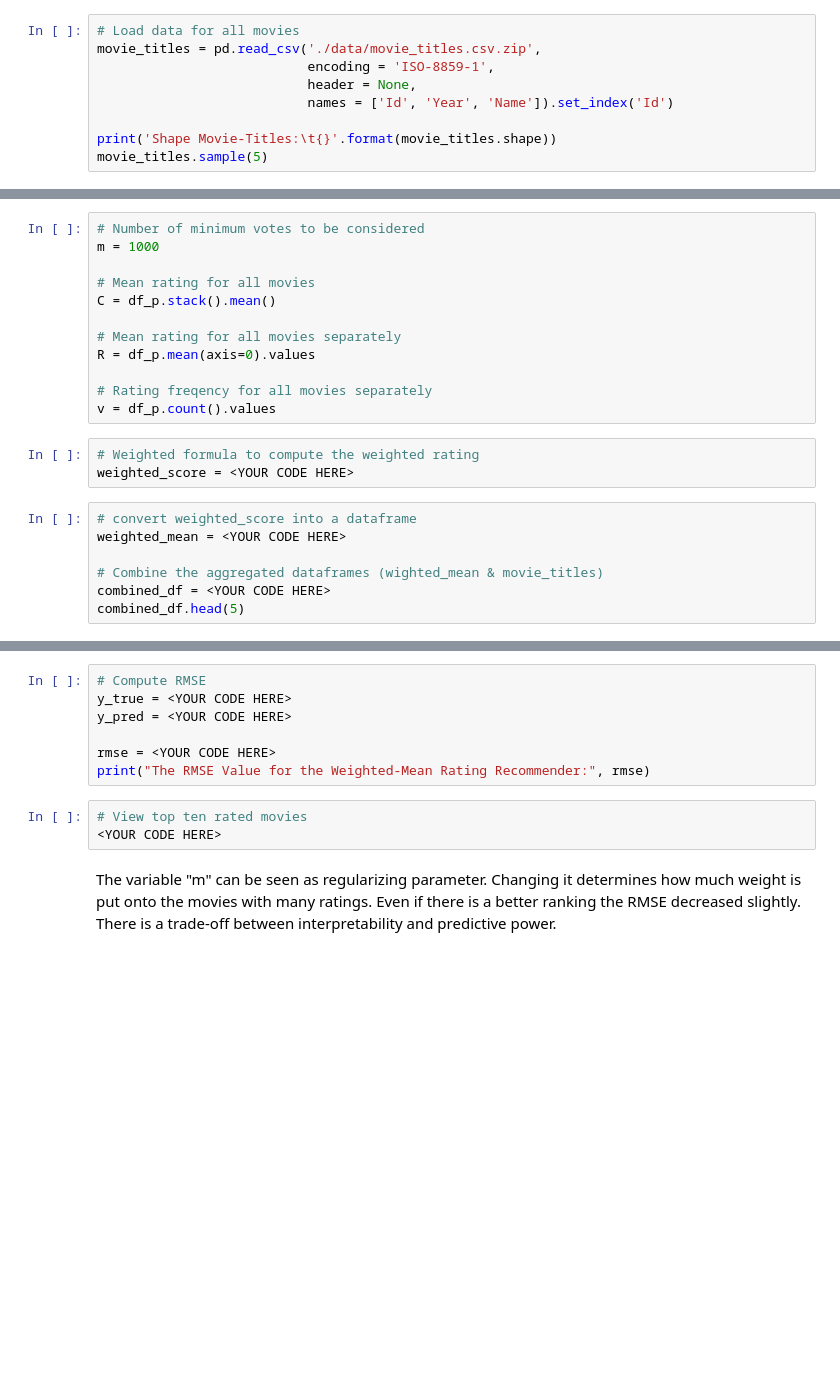
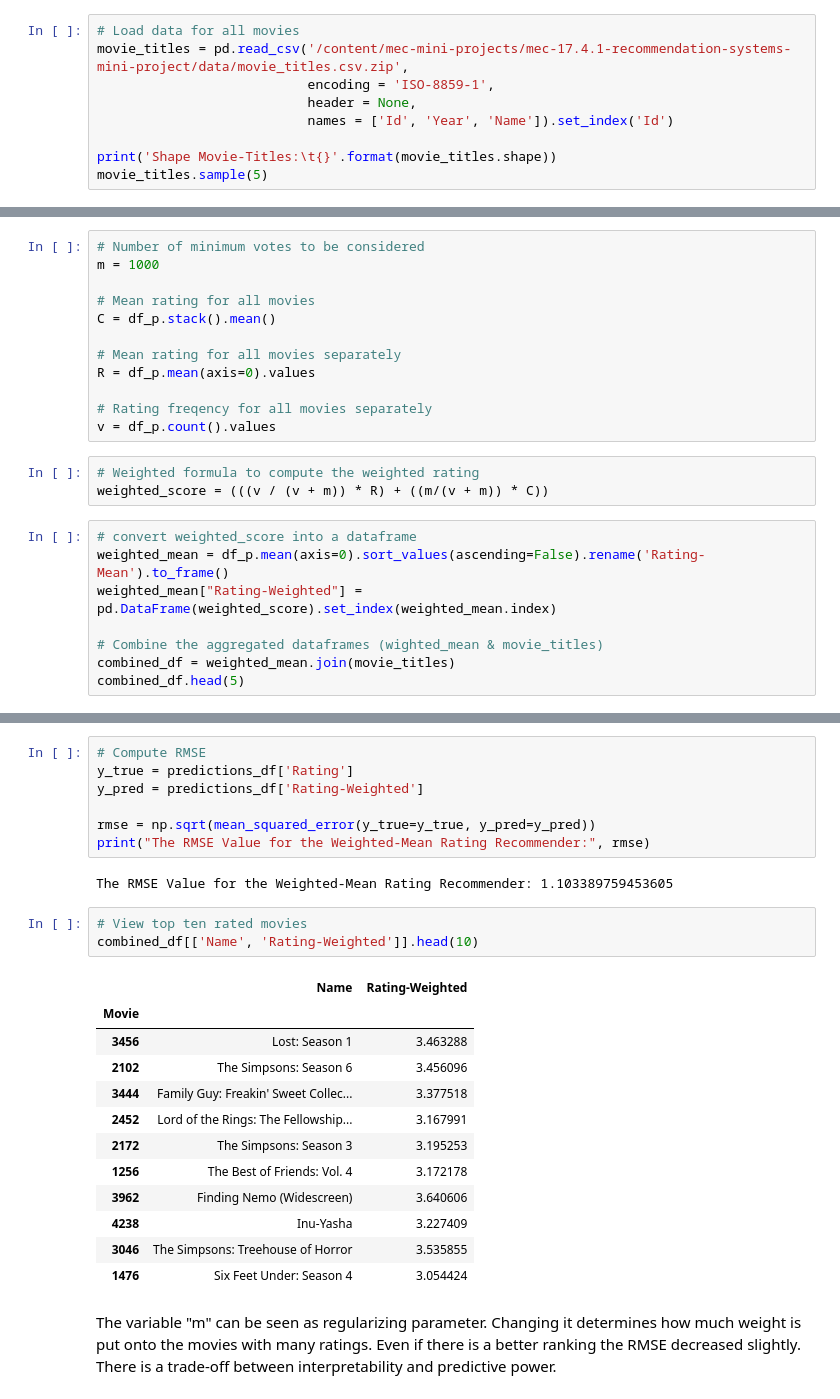
Before and after one commit to aq2oo3/mec-mini-projects, a Jupyter notebook: mec-17.4.1-recommendation-systems-mini-project/Mini_Project_Recommendation_Systems.ipynb, the cells around one changed output, grey strips where cells are left out. Saved outputs shown, nothing was run; the diff lists cells and outputs as text; blank space fills up the shorter version.

```diff
--- a/mec-17.4.1-recommendation-systems-mini-project/Mini_Project_Recommendation_Systems.ipynb
+++ b/mec-17.4.1-recommendation-systems-mini-project/Mini_Project_Recommendation_Systems.ipynb
@@ -100,7 +110,7 @@ Let's start loading data that will be used for building the recommendation syste
 First, we will load the movie_titles.csv data from the Netflix prize data source
 # %%
 # Load data for all movies
-movie_titles = pd.read_csv('./data/movie_titles.csv.zip',
+movie_titles = pd.read_csv('/content/mec-mini-projects/mec-17.4.1-recommendation-systems-mini-project/data/movie_titles.csv.zip',
                            encoding = 'ISO-8859-1',
                            header = None,
                            names = ['Id', 'Year', 'Name']).set_index('Id')
@@ -356,11 +485,12 @@ R = df_p.mean(axis=0).values
 v = df_p.count().values
 # %%
 # Weighted formula to compute the weighted rating
-weighted_score = <YOUR CODE HERE>
+weighted_score = (((v / (v + m)) * R) + ((m/(v + m)) * C))
 # %%
 # convert weighted_score into a dataframe
-weighted_mean = <YOUR CODE HERE>
+weighted_mean = df_p.mean(axis=0).sort_values(ascending=False).rename('Rating-Mean').to_frame()
+weighted_mean["Rating-Weighted"] = pd.DataFrame(weighted_score).set_index(weighted_mean.index)
 
 # Combine the aggregated dataframes (wighted_mean & movie_titles)
-combined_df = <YOUR CODE HERE>
+combined_df = weighted_mean.join(movie_titles)
 combined_df.head(5)
@@ -371,13 +517,28 @@ predictions_df.head(5)
 # %%
 # Compute RMSE
-y_true = <YOUR CODE HERE>
-y_pred = <YOUR CODE HERE>
+y_true = predictions_df['Rating']
+y_pred = predictions_df['Rating-Weighted']
 
-rmse = <YOUR CODE HERE>
+rmse = np.sqrt(mean_squared_error(y_true=y_true, y_pred=y_pred))
 print("The RMSE Value for the Weighted-Mean Rating Recommender:", rmse)
+# %% [output]
+The RMSE Value for the Weighted-Mean Rating Recommender: 1.103389759453605
 # %%
 # View top ten rated movies
-<YOUR CODE HERE>
+combined_df[['Name', 'Rating-Weighted']].head(10)
+# %% [output]
+|  | Name | Rating-Weighted |
+| Movie |  |  |
+| 3456 | Lost: Season 1 | 3.463288 |
+| 2102 | The Simpsons: Season 6 | 3.456096 |
+| 3444 | Family Guy: Freakin' Sweet Collec... | 3.377518 |
+| 2452 | Lord of the Rings: The Fellowship... | 3.167991 |
+| 2172 | The Simpsons: Season 3 | 3.195253 |
+| 1256 | The Best of Friends: Vol. 4 | 3.172178 |
+| 3962 | Finding Nemo (Widescreen) | 3.640606 |
+| 4238 | Inu-Yasha | 3.227409 |
+| 3046 | The Simpsons: Treehouse of Horror | 3.535855 |
+| 1476 | Six Feet Under: Season 4 | 3.054424 |
 # %% [markdown]
 The variable "m" can be seen as regularizing parameter. Changing it determines how much weight is put onto the movies with many ratings.
 Even if there is a better ranking the RMSE decreased slightly. There is a trade-off between interpretability and predictive power.
```
Also changed, not shown: parts of 40 cells of this notebook.
